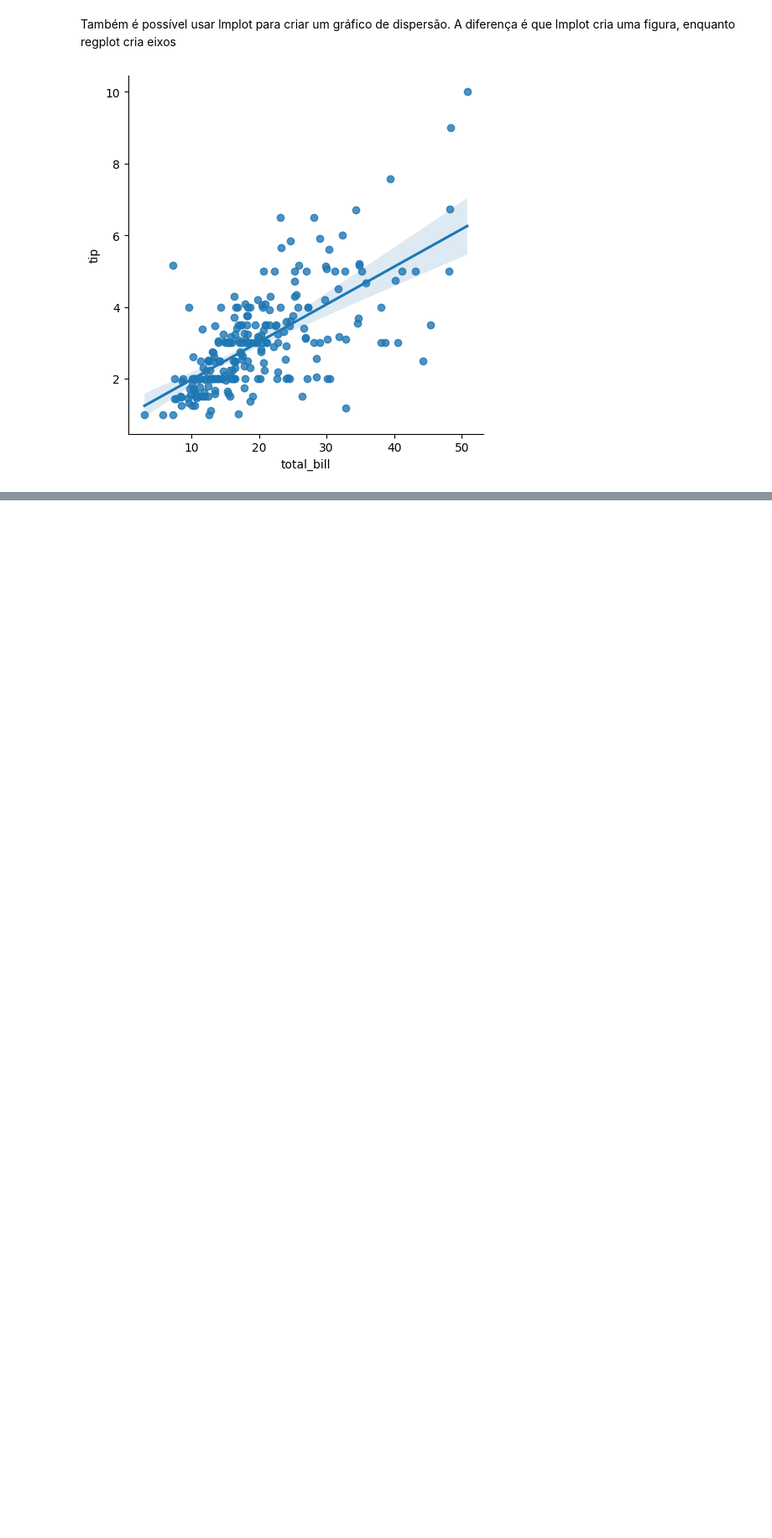
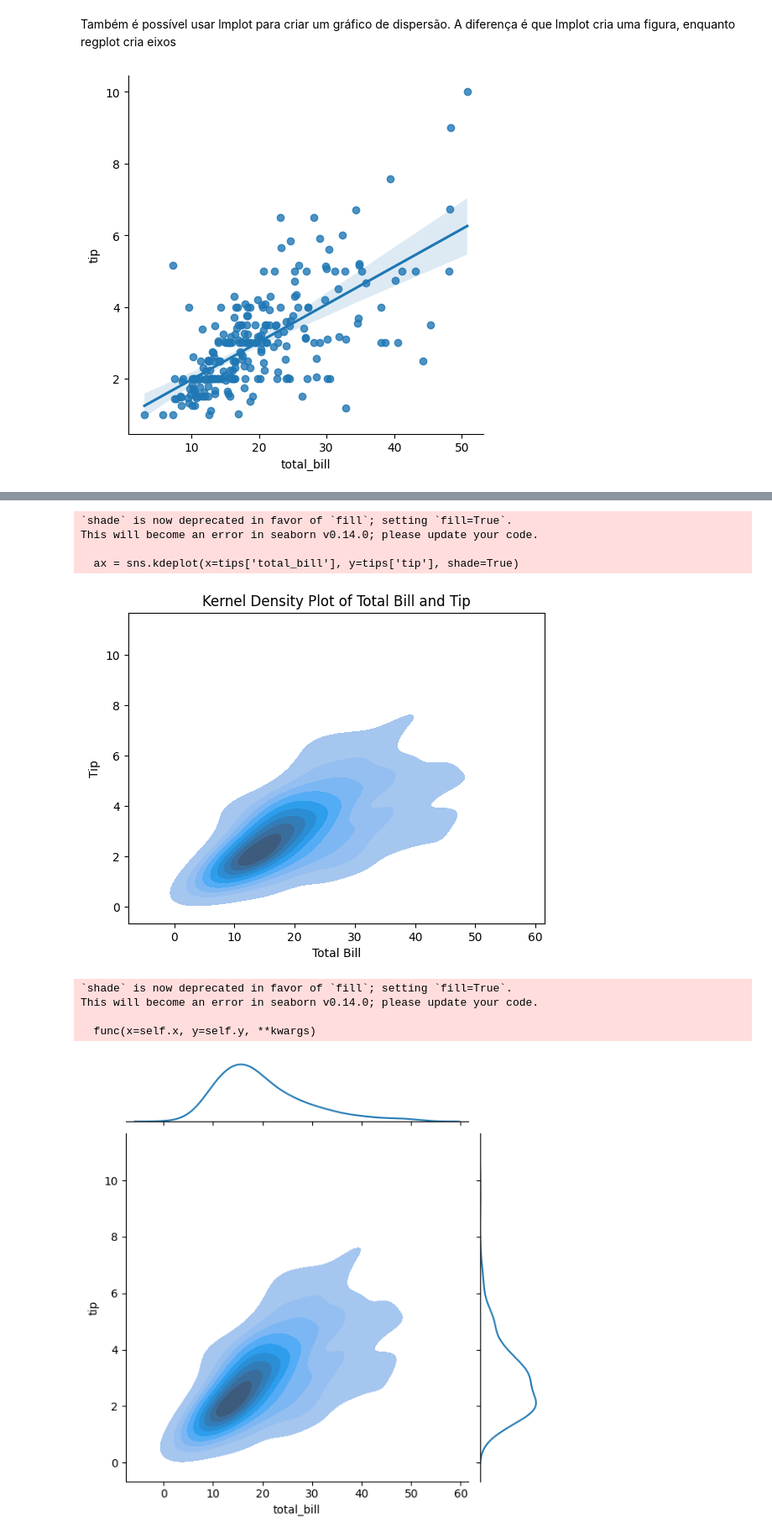
Before and after one commit to LuizGiehl/PFE, a Jupyter notebook: src/cap3.ipynb, the cells around one changed output, grey strips where cells are left out. Shown at 84% size. Saved outputs shown, nothing was run; the diff lists cells and outputs as text; code cells hidden in the pictures; blank space fills up the shorter version.

```diff
--- a/src/cap3.ipynb
+++ b/src/cap3.ipynb
@@ -326,0 +348,23 @@ PG 108
+# %%
+kde, ax = plt.subplots()
+ax = sns.kdeplot(x=tips['total_bill'], y=tips['tip'], shade=True)
+
+
+ax.set_title('Kernel Density Plot of Total Bill and Tip')
+ax.set_xlabel('Total Bill')
+ax.set_ylabel('Tip')
+
+plt.show()
+
+kde_joint = sns.jointplot(data=tips, x='total_bill', y='tip', kind='kde', shade=True)
+# %% [output]
+`shade` is now deprecated in favor of `fill`; setting `fill=True`.
+This will become an error in seaborn v0.14.0; please update your code.
+
+  ax = sns.kdeplot(x=tips['total_bill'], y=tips['tip'], shade=True)
+[figure, added]
+`shade` is now deprecated in favor of `fill`; setting `fill=True`.
+This will become an error in seaborn v0.14.0; please update your code.
+
+  func(x=self.x, y=self.y, **kwargs)
+[figure, added]
```
Also changed, not shown: parts of 10 cells of this notebook.
